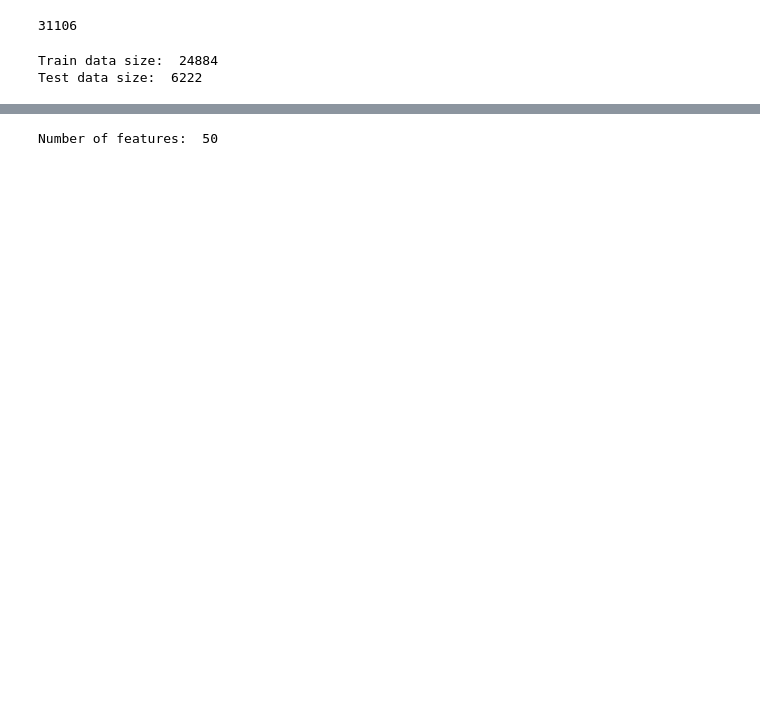
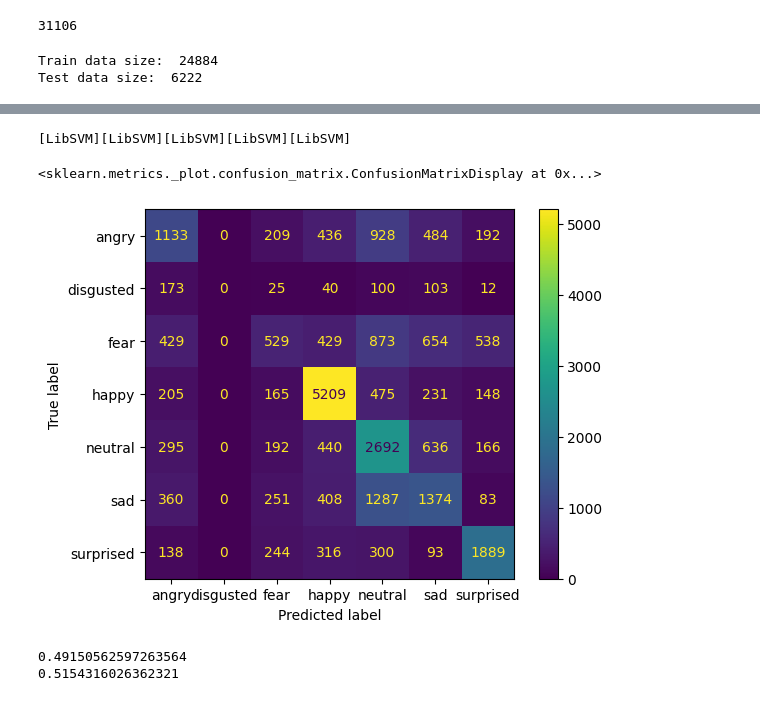
Before and after one commit to MekhyW/Facial-Emotion-Classification, a Jupyter notebook: model.ipynb, the cells around one changed output, grey strips where cells are left out. Saved outputs shown, nothing was run; the diff lists cells and outputs as text; code cells hidden in the pictures; blank space fills up the shorter version.

Commit message:
ConfusionMatrixDisplay

```diff
--- a/model.ipynb
+++ b/model.ipynb
@@ -21,7 +21,7 @@ print("Test data size: ", len(test_data))
 Train data size:  24884
 Test data size:  6222
 # %%
-clf_linear = svm.SVC(kernel="linear", C=1, probability=True, verbose=True)
+clf_linear = svm.SVC(kernel="linear", C=5, probability=True, verbose=True)
 clf_linear.fit(train_data.values, train_labels.values)
 # %% [output]
 [LibSVM]
@@ -52,9 +29,19 @@ print("Sigmoid Kernel: %0.2f accuracy with a standard deviation of %0.2f" % (sco
-# %%
-coefficients = clf_linear.coef_
-num_features = coefficients.shape[1]
-print("Number of features: ", num_features)
-# %% [output]
-Number of features:  50
+# %%
+y_train_pred = cross_val_predict(clf_linear, train_data, train_labels, cv=5)
+# %% [output]
+[LibSVM][LibSVM][LibSVM][LibSVM][LibSVM]
+# %%
+mat = confusion_matrix(train_labels, y_train_pred)
+ConfusionMatrixDisplay(mat, display_labels=clf_linear.classes_).plot()
+# %% [output]
+<sklearn.metrics._plot.confusion_matrix.ConfusionMatrixDisplay at 0x...>
+[figure, added]
+# %%
+print(precision_score(train_labels, y_train_pred, average='weighted'))
+print(recall_score(train_labels, y_train_pred, average='weighted'))
+# %% [output]
+0.49150562597263564
+0.5154316026362321
 # %%
 import pickle
 pickle.dump(clf_linear, open("emotion_model.pkl", "wb"))
```
Also changed, not shown: parts of 9 cells of this notebook, 1 other file.
